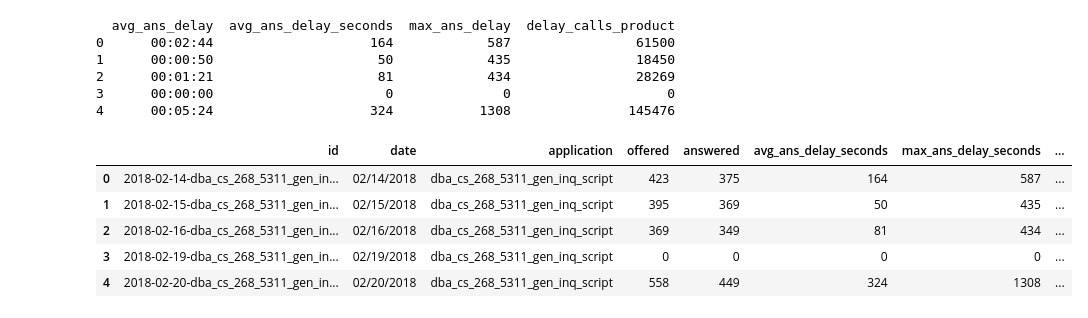
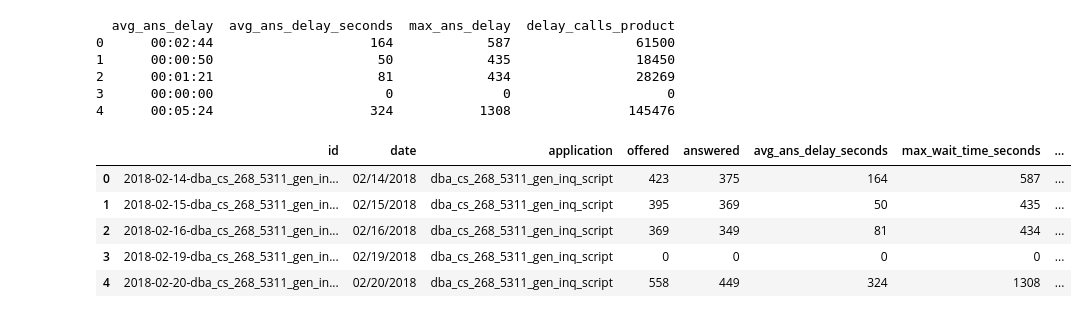
Before and after one commit to joajimenez/call_center_pipeline, a Jupyter notebook: notebooks/etl.ipynb, the cells around one changed output. Cells and saved outputs as stored; diff of their text form; code cells hidden in the pictures.

Commit message:
Refactor ETL notebook: update execution counts, rename columns for clarity, and enhance KPI calculations for call center analysis.

```diff
--- a/notebooks/etl.ipynb
+++ b/notebooks/etl.ipynb
@@ -170,21 +173,32 @@ for c in [x for x in comma_num_cols if x in df.columns]:
     df[c] = pd.to_numeric(df[c], errors="coerce").fillna(0).astype(int)
 # %%
 # avg_ans_delay -> compute seconds from HH:MM:SS or fall back to any existing numeric column
-if 'avg_ans_delay' in df.columns:
+if "avg_ans_delay" in df.columns:
     # parse hh:mm:ss -> seconds (NaN if parse fails)
-    avg_td_secs = pd.to_timedelta(df['avg_ans_delay'], errors='coerce').dt.total_seconds()
+    avg_td_secs = pd.to_timedelta(
+        df["avg_ans_delay"], errors="coerce"
+    ).dt.total_seconds()
     # try to use an existing numeric column if provided
-    if 'avg_ans_delay_seconds' in df.columns:
-        avg_num = pd.to_numeric(df['avg_ans_delay_seconds'].astype(str).str.replace(',', ''), errors='coerce')
-        df['avg_ans_delay_seconds'] = avg_td_secs.fillna(avg_num).fillna(0).round().astype(int)
+    if "avg_ans_delay_seconds" in df.columns:
+        avg_num = pd.to_numeric(
+            df["avg_ans_delay_seconds"].astype(str).str.replace(",", ""),
+            errors="coerce",
+        )
+        df["avg_ans_delay_seconds"] = (
+            avg_td_secs.fillna(avg_num).fillna(0).round().astype(int)
+        )
     else:
-        df['avg_ans_delay_seconds'] = avg_td_secs.fillna(0).round().astype(int)
+        df["avg_ans_delay_seconds"] = avg_td_secs.fillna(0).round().astype(int)
 
 # max_ans_delay -> try parsing HH:MM:SS first, otherwise use numeric (strip commas)
-if 'max_ans_delay' in df.columns:
-    max_td_secs = pd.to_timedelta(df['max_ans_delay'], errors='coerce').dt.total_seconds()
-    max_num = pd.to_numeric(df['max_ans_delay'].astype(str).str.replace(',', ''), errors='coerce')
-    df['max_ans_delay'] = max_td_secs.fillna(max_num).fillna(0).round().astype(int)
+if "max_ans_delay" in df.columns:
+    max_td_secs = pd.to_timedelta(
+        df["max_ans_delay"], errors="coerce"
+    ).dt.total_seconds()
+    max_num = pd.to_numeric(
+        df["max_ans_delay"].astype(str).str.replace(",", ""), errors="coerce"
+    )
+    df["max_ans_delay"] = max_td_secs.fillna(max_num).fillna(0).round().astype(int)
 # %%
 # Quick sanity check
 print(
@@ -205,23 +219,24 @@ print(
 3      00:00:00                      0              0                    0
 4      00:05:24                    324           1308               145476
 # %%
-# # Drop unnecessary columns
+# Drop unnecessary columns
 df = df.drop(columns=["avg_ans_delay"], errors="ignore")
 
-# Rename 'max_ans_delay" for consistency and delay_calls_product to "total_waiting_time" for a clearer picture of how our call center is going
+# Rename 'max_ans_delay" for consistency and delay_calls_product to "weighted_wait_time" for a clearer picture of how our call center is going
 df.rename(
     columns={
-        "max_ans_delay": "max_ans_delay_seconds",
-        "delay_calls_product": "total_waiting_time",
+        "max_ans_delay": "max_wait_time_seconds",
+        "delay_calls_product": "weighted_wait_time",
+
     },
     inplace=True,
 )
 df.columns
 
 
 df.head()
 # %% [output]
-|  | id | date | application | offered | answered | avg_ans_delay_seconds | max_ans_delay_seconds | ... |
+|  | id | date | application | offered | answered | avg_ans_delay_seconds | max_wait_time_seconds | ... |
 | 0 | 2018-02-14-dba_cs_268_5311_gen_in... | 02/14/2018 | dba_cs_268_5311_gen_inq_script | 423 | 375 | 164 | 587 | ... |
 | 1 | 2018-02-15-dba_cs_268_5311_gen_in... | 02/15/2018 | dba_cs_268_5311_gen_inq_script | 395 | 369 | 50 | 435 | ... |
 | 2 | 2018-02-16-dba_cs_268_5311_gen_in... | 02/16/2018 | dba_cs_268_5311_gen_inq_script | 369 | 349 | 81 | 434 | ... |
```
Also changed, not shown: parts of 4 cells of this notebook.
